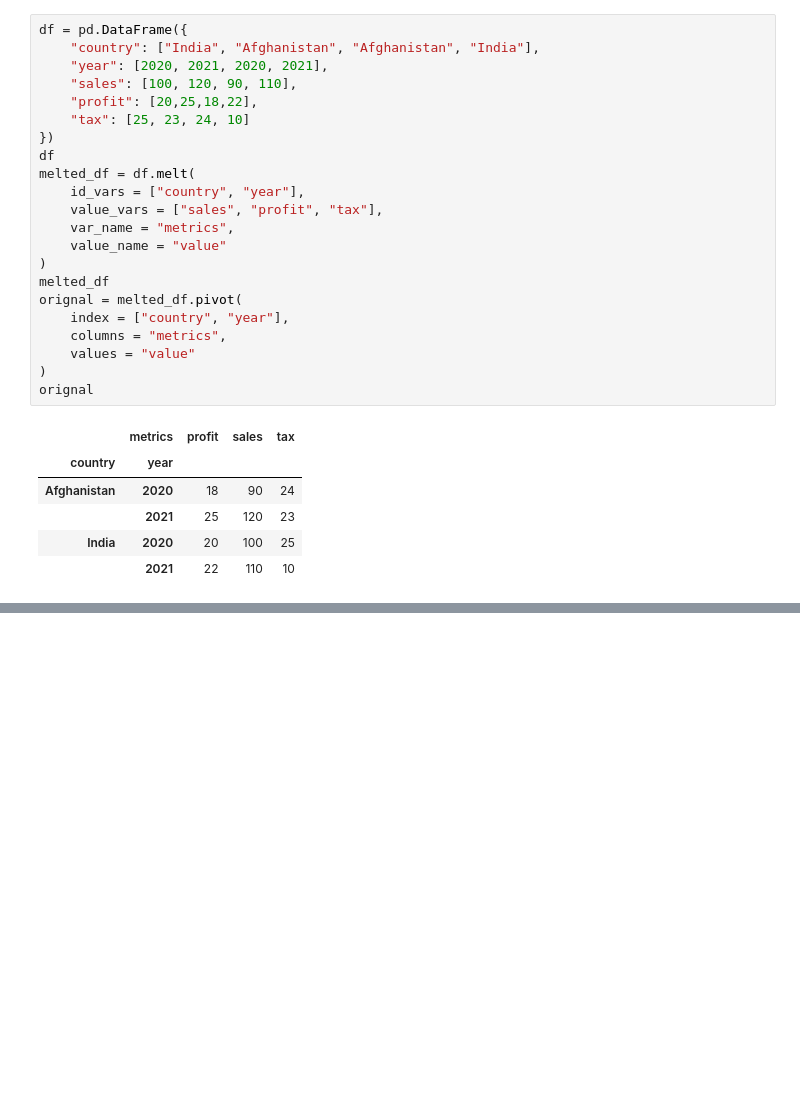
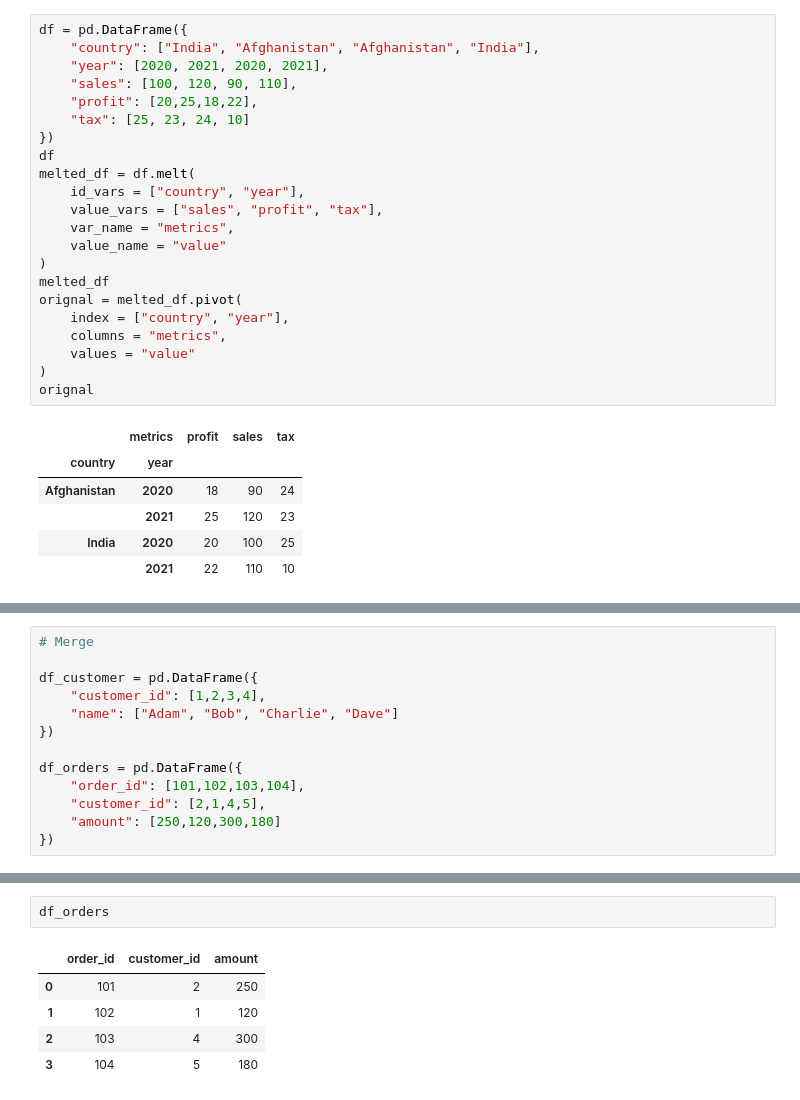
Before and after one commit to Babayoboy/Ai-Ml, a Jupyter notebook: jupiter/pandas.ipynb, the cells around one changed output, grey strips where cells are left out. Saved outputs shown, nothing was run; the diff lists cells and outputs as text; blank space fills up the shorter version.

```diff
--- a/jupiter/pandas.ipynb
+++ b/jupiter/pandas.ipynb
@@ -292,0 +307,13 @@ orignal
+# %%
+# Merge
+
+df_customer = pd.DataFrame({
+    "customer_id": [1,2,3,4],
+    "name": ["Adam", "Bob", "Charlie", "Dave"]
+})
+
+df_orders = pd.DataFrame({
+    "order_id": [101,102,103,104],
+    "customer_id": [2,1,4,5],
+    "amount": [250,120,300,180]
+})
@@ -292,0 +328,8 @@ orignal
+# %%
+df_orders
+# %% [output]
+|  | order_id | customer_id | amount |
+| 0 | 101 | 2 | 250 |
+| 1 | 102 | 1 | 120 |
+| 2 | 103 | 4 | 300 |
+| 3 | 104 | 5 | 180 |
```
Also changed, not shown: parts of 3 cells of this notebook.
